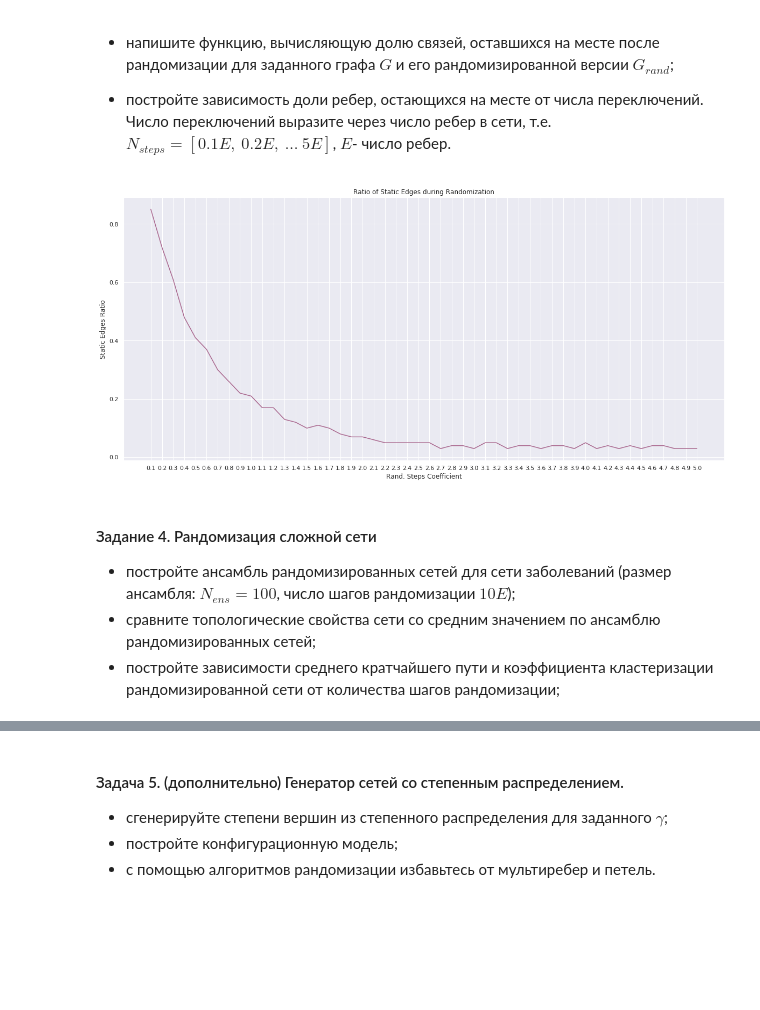
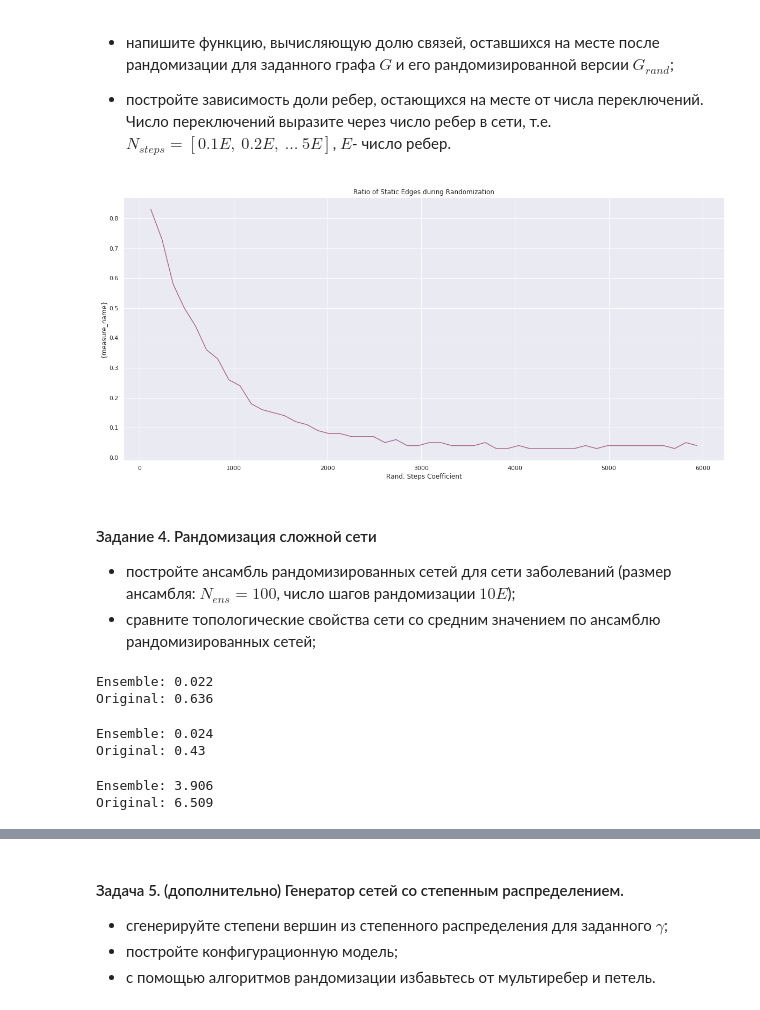
Before and after one commit to kimaril/networksch, a Jupyter notebook: notebooks/NS_Assignment_05.ipynb, the cells around one changed output, grey strips where cells are left out. Cells and saved outputs as stored; diff of their text form; code cells hidden in the pictures; blank space fills up the shorter version.

```diff
--- a/notebooks/NS_Assignment_05.ipynb
+++ b/notebooks/NS_Assignment_05.ipynb
@@ -207,7 +207,7 @@ def randomize(G, N_steps):
     nx.connected_double_edge_swap(G_rand, nswap=N_steps, seed=42)
     return G_rand
 # %%
-def staticRatio(G, G_rand):
+def staticRatio(G_rand, G=G):
     return round(sum([e in G_rand.edges() for e in G.edges()])/len(G.edges()), 2)
 # %%
 check_degrees(G, randomize(G, N_steps=100))
@@ -218,34 +218,51 @@ True
 
 * постройте зависимость доли ребер, остающихся на месте от числа переключений. Число переключений выразите через число ребер в сети, т.е. $N_{steps}=\left[0.1E,~0.2E,~\dots~5E\right]$, $E$- число ребер.
 # %%
-E = G.number_of_edges()
-ratios = []
-steps = (np.linspace(start=0.1, stop=5, num=50)*E).astype(int)
-for coef in tqdm(steps):
-    G_rand = G_old.copy()
-    G_rand = randomize(G_rand, N_steps=coef)
-    ratios.append(staticRatio(G, G_rand))
+def get_measure_after_randomisation(G=G, measure=staticRatio):
+    E = G.number_of_edges()
+    metrics = []
+    steps = (np.linspace(start=0.1, stop=5, num=50)*E).astype(int)
+    for n_steps in tqdm(steps):
+        G_rand = randomize(G, N_steps=n_steps)
+        metrics.append(measure(G_rand))
+    return steps, metrics
 # %%
-fig = plt.figure(figsize=(20, 9))
-sns.set(style="darkgrid")
-pal = sns.palettes.cubehelix_palette(2, light=0.5)
-sns.lineplot(np.linspace(start=0.1, stop=5, num=50), ratios, color=pal[0])
-plt.title('Ratio of Static Edges during Randomization')
-plt.xlabel('Rand. Steps Coefficient')
-plt.xticks(np.linspace(start=0.1, stop=5, num=50))
-plt.ylabel('Static Edges Ratio')
-plt.savefig('Kim_assignment_5.png')
-plt.show()
+def plot_dependence(measure_name, x, y):
+    fig = plt.figure(figsize=(20, 9))
+    sns.set(style="darkgrid")
+    pal = sns.palettes.cubehelix_palette(2, light=0.5)
+    sns.lineplot(x, y, color=pal[0])
+    plt.title(f'{measure_name} during Randomization')
+    plt.xlabel('Rand. Steps Coefficient')
+    plt.ylabel('{measure_name}')
+    plt.show()
-# %% [output]
-[figure, removed]
+# %%
+steps, ratios = get_measure_after_randomisation()
+# %%
+plot_dependence('Ratio of Static Edges', steps, ratios)
+# %% [output]
+[figure, added]
 # %% [markdown]
 #### Задание 4. Рандомизация сложной сети
 * постройте ансамбль рандомизированных сетей для сети заболеваний (размер ансамбля: $N_{ens}=100$, число шагов рандомизации $10E$);
 * сравните топологические свойства сети со средним значением по ансамблю рандомизированных сетей;
-* постройте зависимости среднего кратчайшего пути и коэффициента кластеризации рандомизированной сети от количества шагов рандомизации;
 # %%
 def constructEnsemble(N_ens=100, N_steps_coef=10):
     return [randomize(G, N_steps_coef*G.number_of_edges()) for n in tqdm(range(N_ens))]
 # %%
 G_ensemble = constructEnsemble()
+# %%
+print('Ensemble: {}\nOriginal: {}'.format(round(np.mean([nx.average_clustering(g) for g in G_ensemble]), 3),
+                                          round(nx.average_clustering(G), 3)
+                                         ))
+# %% [output]
+Ensemble: 0.022
+Original: 0.636
+# %%
+print('Ensemble: {}\nOriginal: {}'.format(round(np.mean([nx.transitivity(g) for g in G_ensemble]), 3),
+                                          round(nx.transitivity(G), 3)
+                                         ))
+# %% [output]
+Ensemble: 0.024
+Original: 0.43
 # %%
@@ -256,0 +270,7 @@ round(np.mean([nx.average_shortest_path_length(g) for g in tqdm(G_ensemble)]), 3
+# %%
+print('Ensemble: {}\nOriginal: {}'.format(avg_shortest_path,
+                                          round(nx.average_shortest_path_length(G), 3)
+                                         ))
+# %% [output]
+Ensemble: 3.906
+Original: 6.509
```
Also changed, not shown: parts of 6 cells of this notebook.
